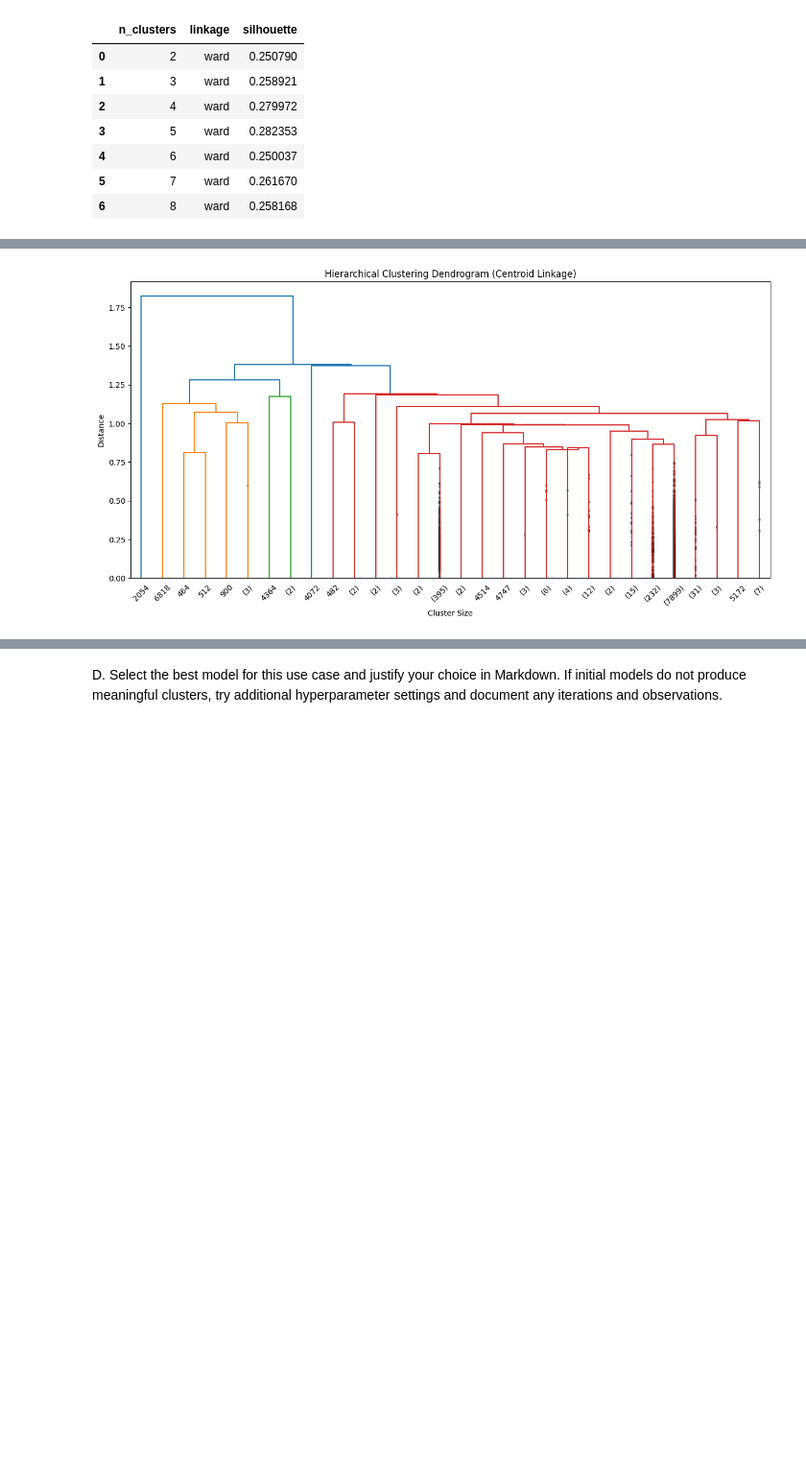
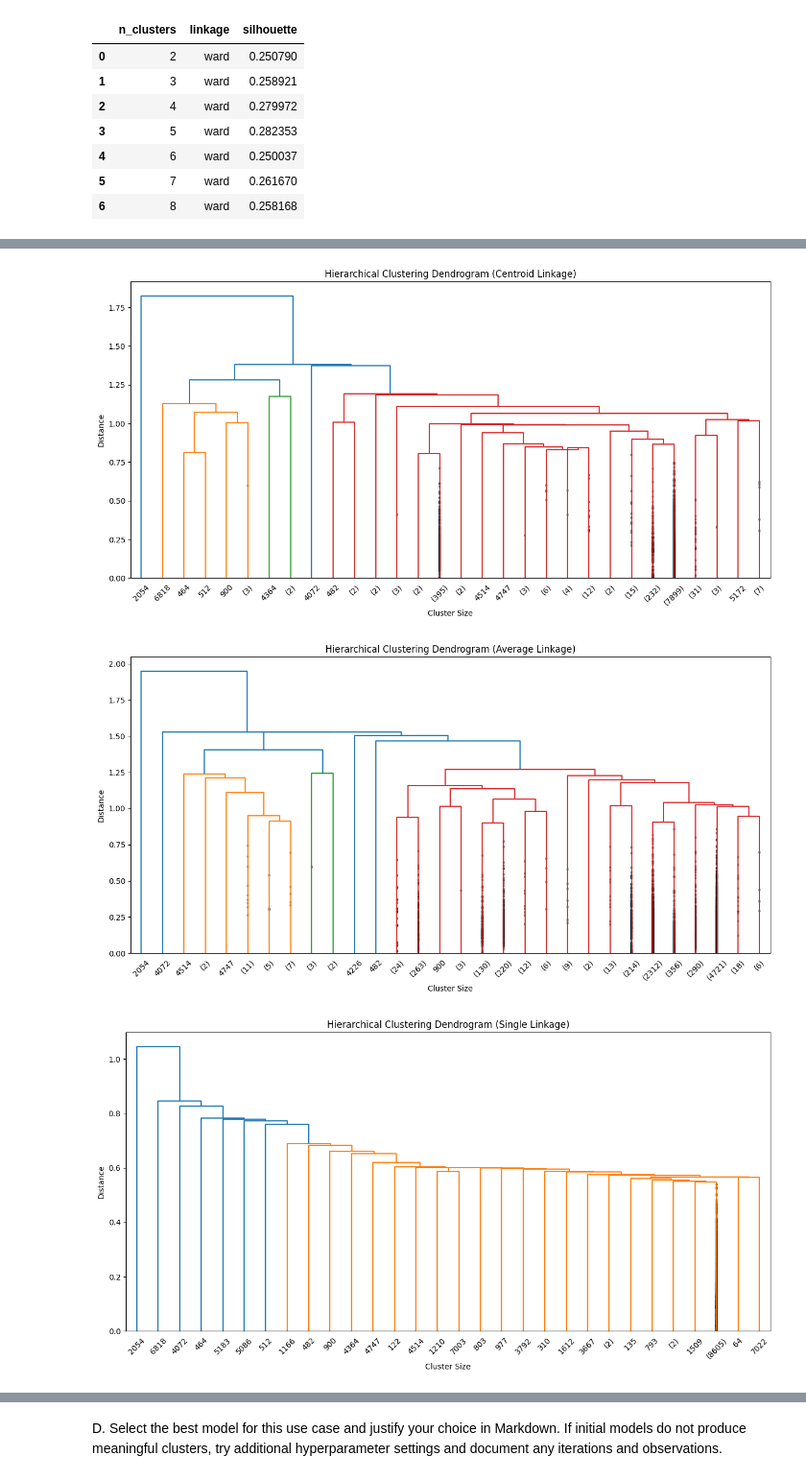
Before and after one commit to Hunteracademic/Unsupervised_assignment_1, a Jupyter notebook: Asg_02.ipynb, the cells around one changed output, grey strips where cells are left out. Shown at 96% size. Drawn from its saved outputs; the diff is of its cells as text; code cells hidden in the pictures; blank space fills up the shorter version.

Commit message:
some work on scipy approach

```diff
--- a/Asg_02.ipynb
+++ b/Asg_02.ipynb
@@ -445,14 +448,14 @@ These 2 approaches can be tested through the same metrics we explored for sklear
 # %%
 from scipy.cluster.hierarchy import linkage, dendrogram, fcluster
-
-distances = linkage(scaled_x, method="centroid", metric="euclidean")
-
-plt.figure(figsize=(15, 7))
-scipy_distances = linkage(scaled_x, method='centroid', metric='euclidean')
-dendrogram(scipy_distances, truncate_mode='lastp', p=30, show_contracted=True)
-plt.title('Hierarchical Clustering Dendrogram (Centroid Linkage)')
-plt.xlabel('Cluster Size')
-plt.ylabel('Distance')
-plt.show()
+for method in ['centroid','average','single','complete','ward']:
+    plt.figure(figsize=(15, 7))
+    scipy_distances = linkage(scaled_x, method=method, metric='euclidean')
+    dendrogram(scipy_distances, truncate_mode='lastp', p=30, show_contracted=True)
+    plt.title(f'Hierarchical Clustering Dendrogram ({method.capitalize()} Linkage)')
+    plt.xlabel('Cluster Size')
+    plt.ylabel('Distance')
+    plt.show()
 # %% [output]
 [figure]
+[figure, added]
+[figure, added]
```
Also changed, not shown: parts of 3 cells of this notebook.
